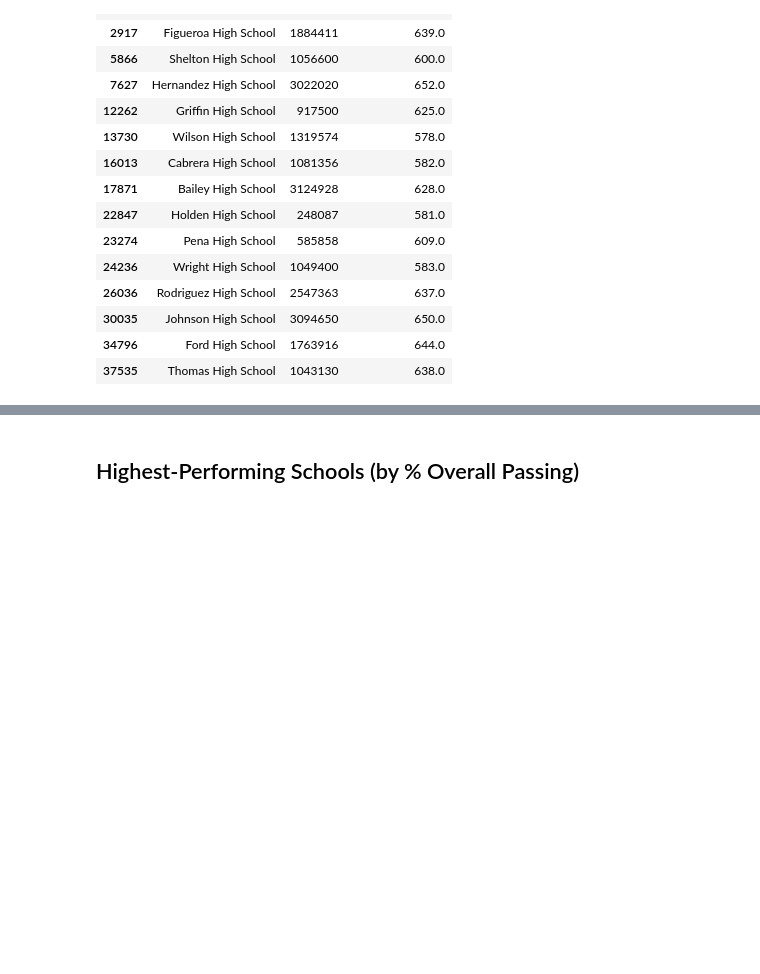
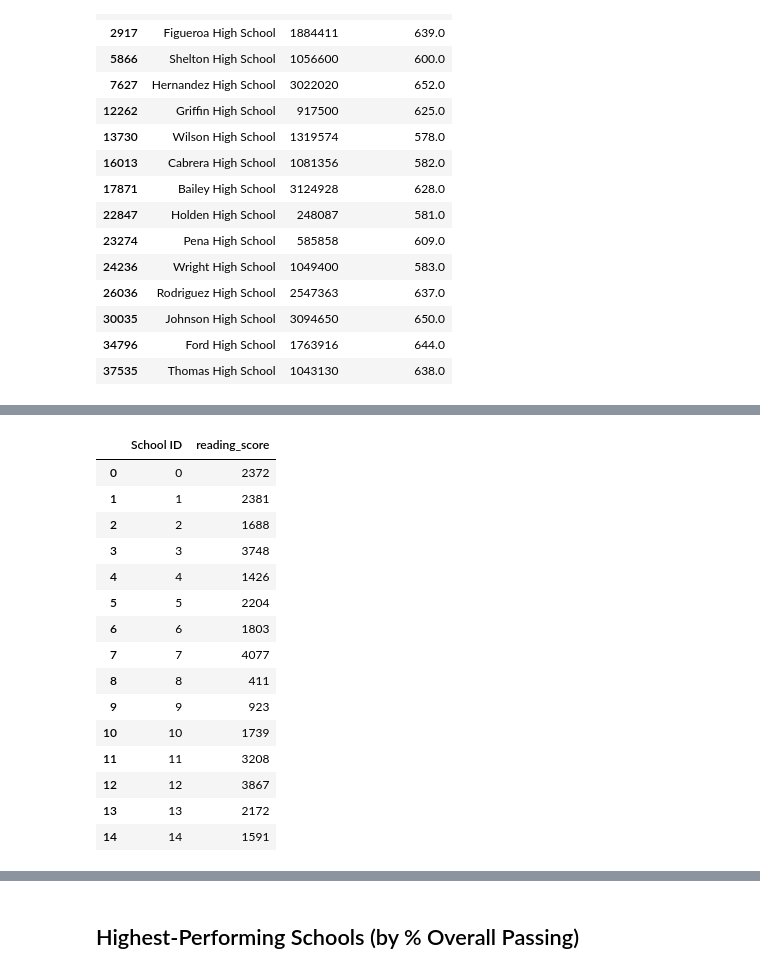
Before and after one commit to maxpopper/pandas-challenge, a Jupyter notebook: PyCitySchools/PyCitySchools_real.ipynb, the cells around one changed output, grey strips where cells are left out. Cells and saved outputs as stored; diff of their text form; code cells hidden in the pictures; blank space fills up the shorter version.

```diff
--- a/PyCitySchools/PyCitySchools_real.ipynb
+++ b/PyCitySchools/PyCitySchools_real.ipynb
@@ -236,5 +215,23 @@ school_students_passing_math =
 # %%
 # Calculate the number of students per school with reading scores of 70 or higher
-students_passing_reading =
-school_students_passing_reading =
+students_passing_reading = school_data_complete[school_data_complete['reading_score']>=70]
+school_students_passing_reading = students_passing_reading.groupby('School ID')['reading_score'].count().reset_index()
+school_students_passing_reading
+# %% [output]
+|  | School ID | reading_score |
+| 0 | 0 | 2372 |
+| 1 | 1 | 2381 |
+| 2 | 2 | 1688 |
+| 3 | 3 | 3748 |
+| 4 | 4 | 1426 |
+| 5 | 5 | 2204 |
+| 6 | 6 | 1803 |
+| 7 | 7 | 4077 |
+| 8 | 8 | 411 |
+| 9 | 9 | 923 |
+| 10 | 10 | 1739 |
+| 11 | 11 | 3208 |
+| 12 | 12 | 3867 |
+| 13 | 13 | 2172 |
+| 14 | 14 | 1591 |
 # %%
```
Also changed, not shown: parts of 10 cells of this notebook.
